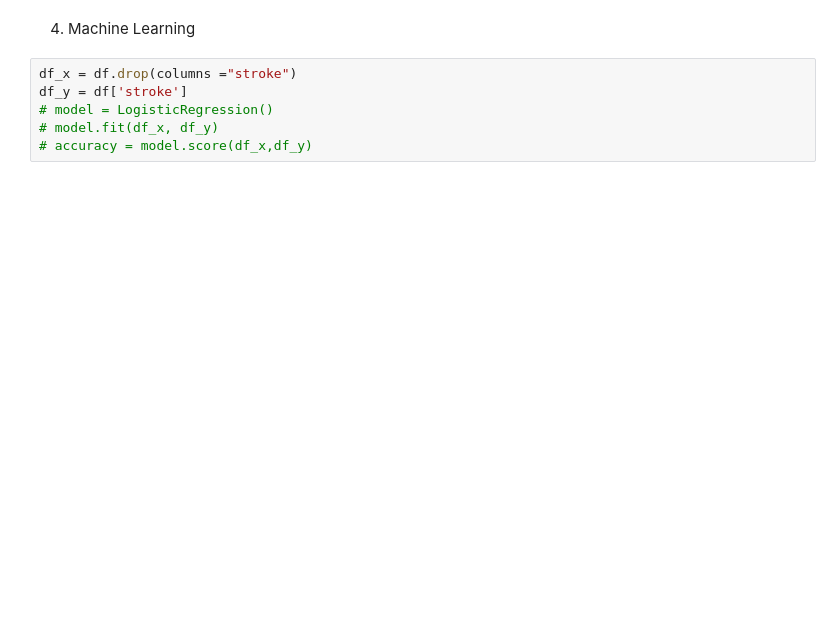
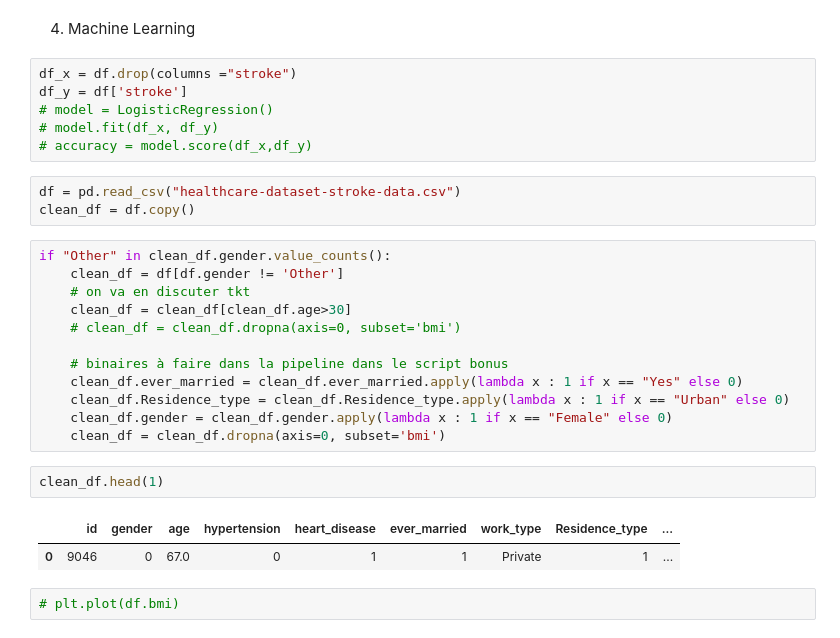
Before and after one commit to julienRactM/stroke-alert, a Jupyter notebook: julien_notebook.ipynb, the cells around one changed output. Drawn from its saved outputs; the diff is of its cells as text; blank space fills up the shorter version.

```diff
--- a/julien_notebook.ipynb
+++ b/julien_notebook.ipynb
@@ -171,3 +371,25 @@ df_y = df['stroke']
 # model = LogisticRegression()
 # model.fit(df_x, df_y)
 # accuracy = model.score(df_x,df_y)
+# %%
+df = pd.read_csv("healthcare-dataset-stroke-data.csv")
+clean_df = df.copy()
+# %%
+if "Other" in clean_df.gender.value_counts():
+    clean_df = df[df.gender != 'Other']
+    # on va en discuter tkt
+    clean_df = clean_df[clean_df.age>30]
+    # clean_df = clean_df.dropna(axis=0, subset='bmi')
+
+    # binaires à faire dans la pipeline dans le script bonus
+    clean_df.ever_married = clean_df.ever_married.apply(lambda x : 1 if x == "Yes" else 0)
+    clean_df.Residence_type = clean_df.Residence_type.apply(lambda x : 1 if x == "Urban" else 0)
+    clean_df.gender = clean_df.gender.apply(lambda x : 1 if x == "Female" else 0)
+    clean_df = clean_df.dropna(axis=0, subset='bmi')
+# %%
+clean_df.head(1)
+# %% [output]
+|  | id | gender | age | hypertension | heart_disease | ever_married | work_type | Residence_type | ... |
+| 0 | 9046 | 0 | 67.0 | 0 | 1 | 1 | Private | 1 | ... |
+# %%
+# plt.plot(df.bmi)
```
Also changed, not shown: parts of 34 cells of this notebook.
